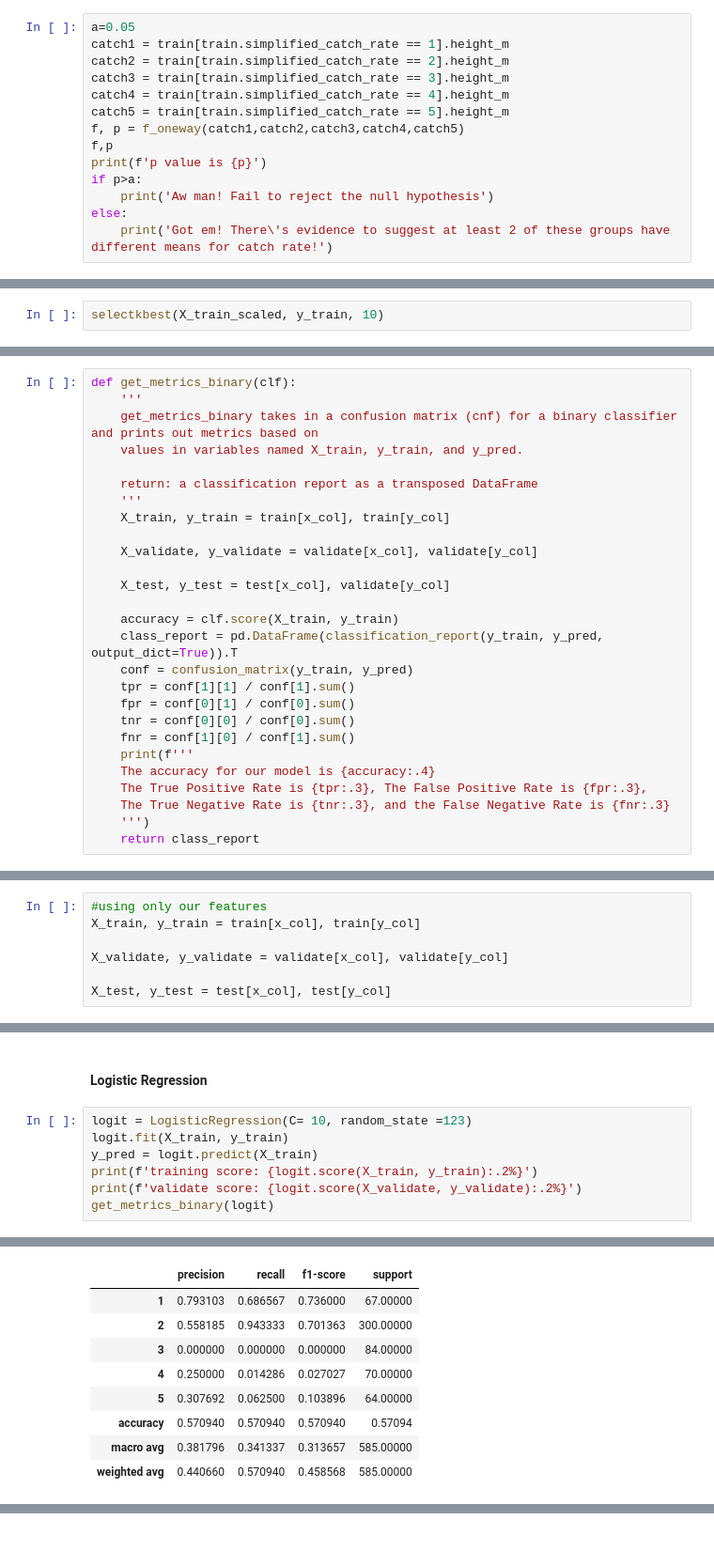
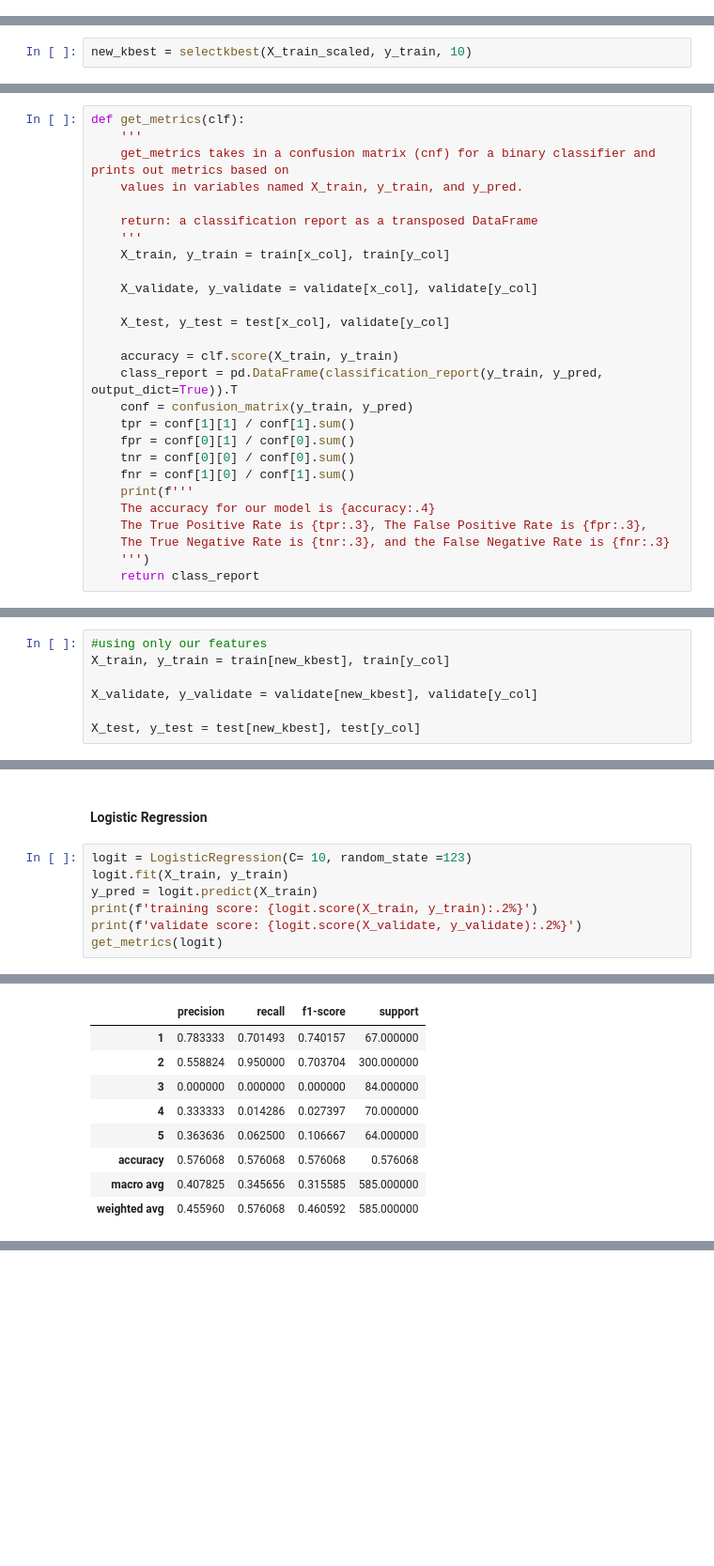
Before and after one commit to annah-vu/pokemon_project, a Jupyter notebook: simplified_catch_rate_scratchbook.ipynb, the cells around one changed output, grey strips where cells are left out. Shown at 94% size. Drawn from its saved outputs; the diff is of its cells as text; blank space fills up the shorter version.

```diff
--- a/simplified_catch_rate_scratchbook.ipynb
+++ b/simplified_catch_rate_scratchbook.ipynb
@@ -572,14 +438,0 @@ Got em! There's evidence to suggest at least 2 of these groups have different me
-# %%
-a=0.05
-catch1 = train[train.simplified_catch_rate == 1].height_m
-catch2 = train[train.simplified_catch_rate == 2].height_m
-catch3 = train[train.simplified_catch_rate == 3].height_m
-catch4 = train[train.simplified_catch_rate == 4].height_m
-catch5 = train[train.simplified_catch_rate == 5].height_m
-f, p = f_oneway(catch1,catch2,catch3,catch4,catch5)
-f,p
-print(f'p value is {p}')
-if p>a:
-    print('Aw man! Fail to reject the null hypothesis')
-else:
-    print('Got em! There\'s evidence to suggest at least 2 of these groups have different means for catch rate!')
@@ -629,6 +499,6 @@ scatterplot(train, 'attack','sp_attack')
 Over Exploration Takeaways:
    - A number of features such as total_points, the stat features, status number, and their gender percentage are strongly correlated with their catch rate. However, with our visuals, we can see there is also a lot of overlap and diversity in Pokemon.
 # %%
-selectkbest(X_train_scaled, y_train, 10)
+new_kbest = selectkbest(X_train_scaled, y_train, 10)
 # %% [output]
 10 selected features
@@ -640,9 +510,9 @@ selectkbest(X_train_scaled, y_train, 10)
 # %% [markdown]
 ## Modeling
 # %%
-def get_metrics_binary(clf):
+def get_metrics(clf):
     '''
-    get_metrics_binary takes in a confusion matrix (cnf) for a binary classifier and prints out metrics based on
+    get_metrics takes in a confusion matrix (cnf) for a binary classifier and prints out metrics based on
     values in variables named X_train, y_train, and y_pred.
 
     return: a classification report as a transposed DataFrame
@@ -672,10 +555,10 @@ y_col = 'simplified_catch_rate'
 # %%
 #using only our features
-X_train, y_train = train[x_col], train[y_col]
+X_train, y_train = train[new_kbest], train[y_col]
 
-X_validate, y_validate = validate[x_col], validate[y_col]
+X_validate, y_validate = validate[new_kbest], validate[y_col]
 
-X_test, y_test = test[x_col], test[y_col]
+X_test, y_test = test[new_kbest], test[y_col]
 # %%
 #what should our baseline prediction be?
 y_train.value_counts()
@@ -810,5 +693,5 @@ logit.fit(X_train, y_train)
 y_pred = logit.predict(X_train)
 print(f'training score: {logit.score(X_train, y_train):.2%}')
 print(f'validate score: {logit.score(X_validate, y_validate):.2%}')
-get_metrics_binary(logit)
+get_metrics(logit)
 # %% [output]
@@ -821,12 +704,12 @@ validate score: 54.58%
 |  | precision | recall | f1-score | support |
-| 1 | 0.793103 | 0.686567 | 0.736000 | 67.00000 |
-| 2 | 0.558185 | 0.943333 | 0.701363 | 300.00000 |
-| 3 | 0.000000 | 0.000000 | 0.000000 | 84.00000 |
-| 4 | 0.250000 | 0.014286 | 0.027027 | 70.00000 |
-| 5 | 0.307692 | 0.062500 | 0.103896 | 64.00000 |
-| accuracy | 0.570940 | 0.570940 | 0.570940 | 0.57094 |
-| macro avg | 0.381796 | 0.341337 | 0.313657 | 585.00000 |
-| weighted avg | 0.440660 | 0.570940 | 0.458568 | 585.00000 |
+| 1 | 0.783333 | 0.701493 | 0.740157 | 67.000000 |
+| 2 | 0.558824 | 0.950000 | 0.703704 | 300.000000 |
+| 3 | 0.000000 | 0.000000 | 0.000000 | 84.000000 |
+| 4 | 0.333333 | 0.014286 | 0.027397 | 70.000000 |
+| 5 | 0.363636 | 0.062500 | 0.106667 | 64.000000 |
+| accuracy | 0.576068 | 0.576068 | 0.576068 | 0.576068 |
+| macro avg | 0.407825 | 0.345656 | 0.315585 | 585.000000 |
+| weighted avg | 0.455960 | 0.576068 | 0.460592 | 585.000000 |
 # %%
 print('Scores for Logistic Regression!')
 print('---------------------------')
```
Also changed, not shown: parts of 28 cells of this notebook.
